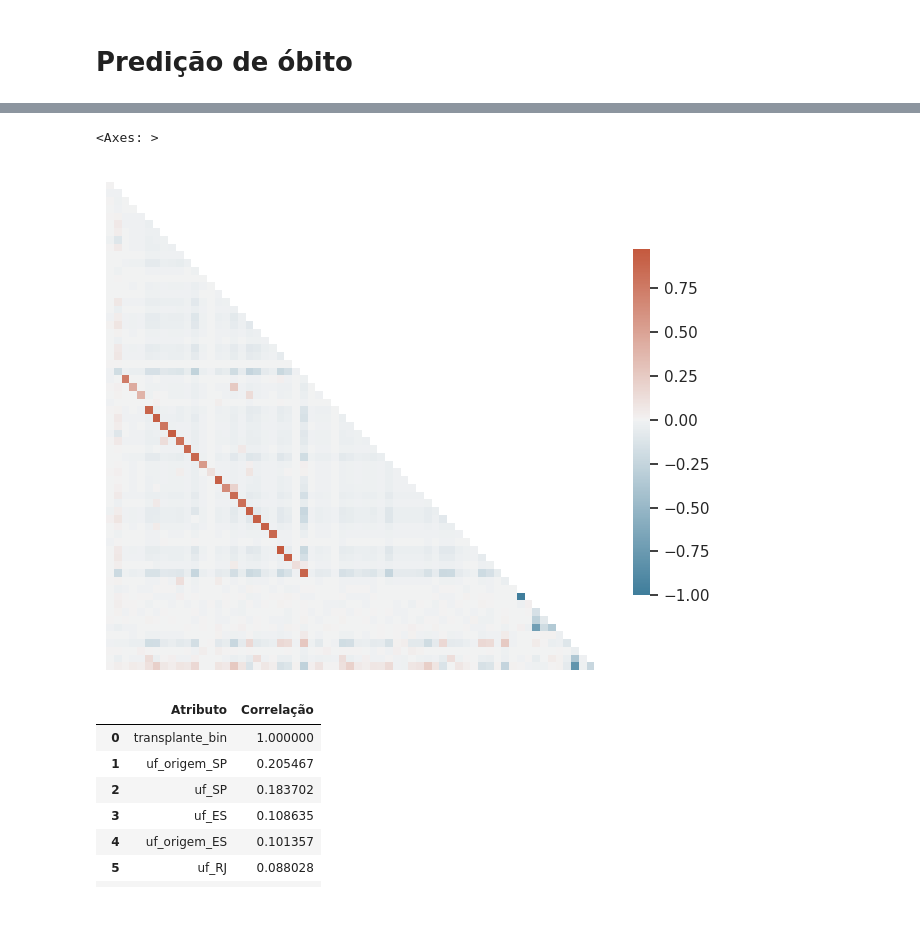
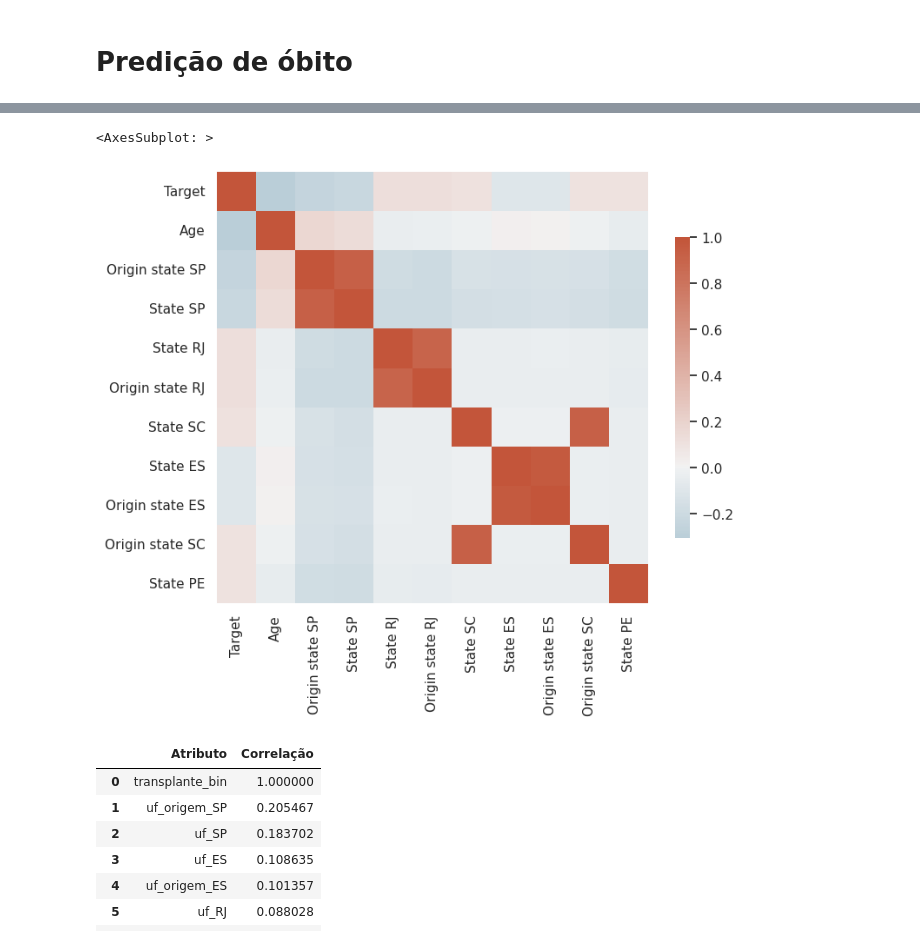
Before and after one commit to Esterci/SNT_table_study, a Jupyter notebook: machine_learning/analise_e_visualizacao.ipynb, the cells around one changed output, grey strips where cells are left out. Cells and saved outputs as stored; diff of their text form; code cells hidden in the pictures; blank space fills up the shorter version.

```diff
--- a/machine_learning/analise_e_visualizacao.ipynb
+++ b/machine_learning/analise_e_visualizacao.ipynb
@@ -130,37 +128,28 @@ df_obito = pd.DataFrame(scaler.fit_transform(df_obito), columns=df_obito.columns
 # %%
-from string import ascii_letters
-import seaborn as sns
-import matplotlib.pyplot as plt
-
-sns.set_theme(style="white")
-
-# Compute the correlation matrix
-corr = df_obito.corr()
-
 # Generate a mask for the upper triangle
-mask = np.triu(np.ones_like(corr, dtype=bool))
+# mask = np.triu(np.ones_like(best_corr_df, dtype=bool))
 
 # Set up the matplotlib figure
 f, ax = plt.subplots(figsize=(8, 9))
 
 # Generate a custom diverging colormap
 cmap = sns.diverging_palette(230, 20, as_cmap=True)
 
 # Draw the heatmap with the mask and correct aspect ratio
 sns.heatmap(
-    corr,
-    mask=mask,
+    best_corr_df,
+    # mask=mask,
     cmap=cmap,
     center=0,
     square=True,
     # linewidths=0.5,
     cbar_kws={"shrink": 0.5},
-    xticklabels=False,
-    yticklabels=False,
+    # xticklabels=False,
+    # yticklabels=False,
 )
 # %% [output]
-<Axes: >
+<AxesSubplot: >
-[figure, old version]
+[figure, new version]
 # %%
 corr_abs = ((corr.fillna(0)) ** 2) ** 0.5
 pd.DataFrame(
```
Also changed, not shown: parts of 23 cells of this notebook, 7 other files.
